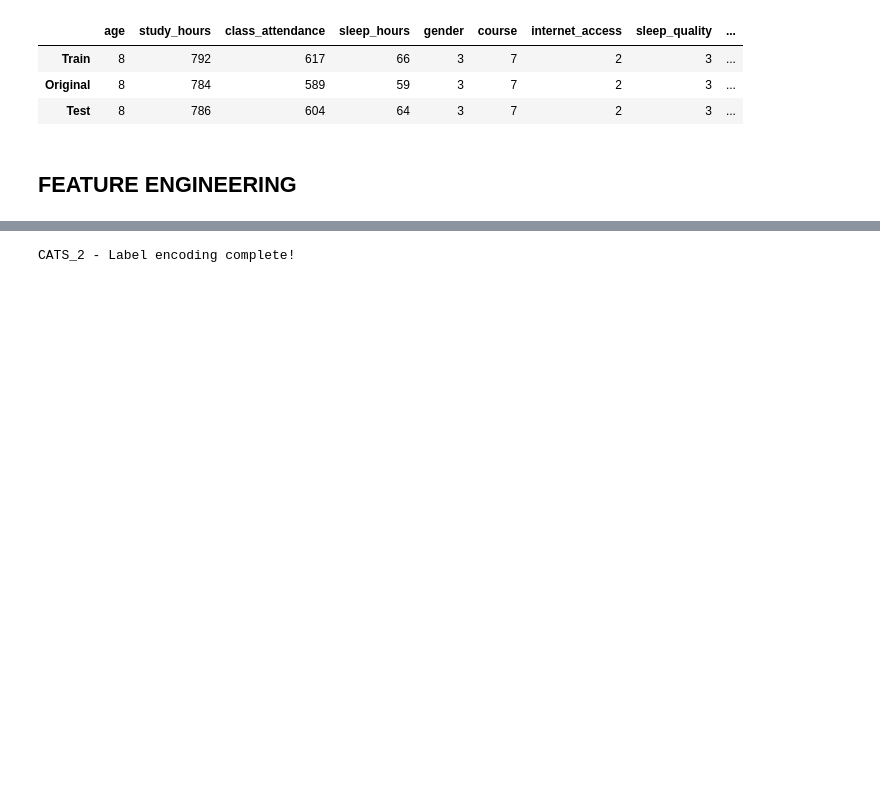
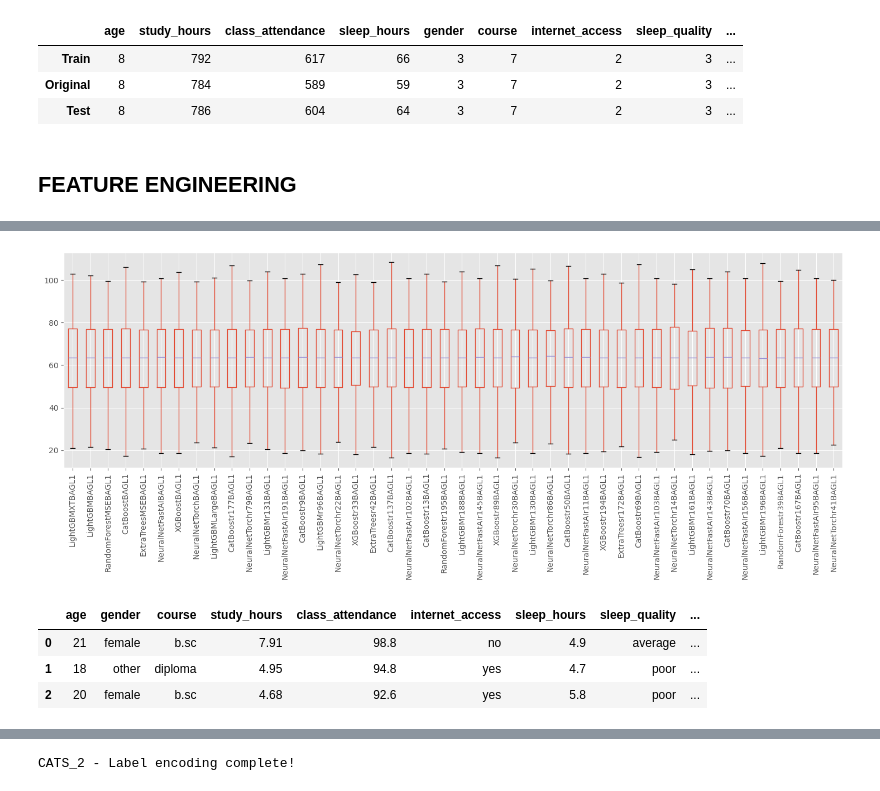
Before and after one commit to coded-sly/ps6e1-Student-Test-Score, a Jupyter notebook: ps6e1-xgb-orig-basescore.ipynb, the cells around one changed output, grey strips where cells are left out. Saved outputs shown, nothing was run; the diff lists cells and outputs as text; code cells hidden in the pictures; blank space fills up the shorter version.

```diff
--- a/ps6e1-xgb-orig-basescore.ipynb
+++ b/ps6e1-xgb-orig-basescore.ipynb
@@ -196,0 +241,36 @@ unique_counts_df.style.background_gradient(cmap='bone')
+# %%
+PATHS = [
+    # '/kaggle/input/ps6e1-per-feature-ag',
+    '/kaggle/input/ps6e1-autogluon-trainorig',
+    # '/kaggle/input/ps6e1-lr-gbdt-nn-trainorig',
+]
+
+## -- Load dataframes --
+train_dfs = []
+test_dfs  = []
+
+## -- Load train/test datasets --
+for p in PATHS:
+    tr, ts = dataloader(p)
+    train_dfs.append(tr)
+    test_dfs.append(ts)
+
+## -- Concat datasets --
+ext_train = pd.concat(train_dfs, axis=1)
+ext_test  = pd.concat(test_dfs, axis=1)
+
+print('External data loaded', ext_train.shape, ext_test.shape)
+
+## -- Drop weighted autogluon models --
+for c in ext_train.columns:
+    if 'L2' in c or 'L3' in c: #
+        ext_train.drop([c], axis=1, inplace=True)
+        ext_test.drop([c], axis=1, inplace=True)
+    elif c == TARGET:
+        ext_train.drop([c], axis=1, inplace=True)
+
+## -- Check for missing values --
+print('Check missingness:', ext_train.isna().sum().sum(), ext_test.isna().sum().sum())
+
+display(ext_train.head(3))
+display(ext_test.head(3))
@@ -196,0 +292,8 @@ unique_counts_df.style.background_gradient(cmap='bone')
+# %%
+%%time
+
+plt.figure(figsize=(18, 5))
+ext_train.boxplot()
+# sns.boxplot(ext_train)
+plt.tick_params(axis='x', rotation=90)
+# %% [output]
@@ -196,0 +302,14 @@ unique_counts_df.style.background_gradient(cmap='bone')
+[figure, added]
+# %%
+## -- Merge datasets --
+top_cols = ext_train.columns.tolist()
+
+train = pd.concat([train, ext_train], axis=1)
+test = pd.concat([test, ext_test], axis=1)
+
+train.head(3)
+# %% [output]
+|  | age | gender | course | study_hours | class_attendance | internet_access | sleep_hours | sleep_quality | ... |
+| 0 | 21 | female | b.sc | 7.91 | 98.8 | no | 4.9 | average | ... |
+| 1 | 18 | other | diploma | 4.95 | 94.8 | yes | 4.7 | poor | ... |
+| 2 | 20 | female | b.sc | 4.68 | 92.6 | yes | 5.8 | poor | ... |
```
Also changed, not shown: parts of 19 cells of this notebook.
